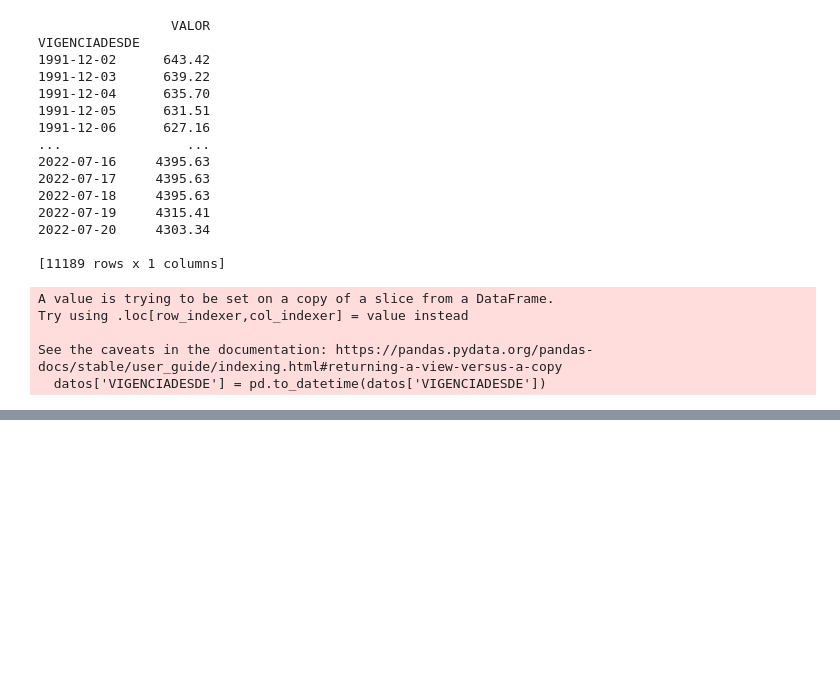
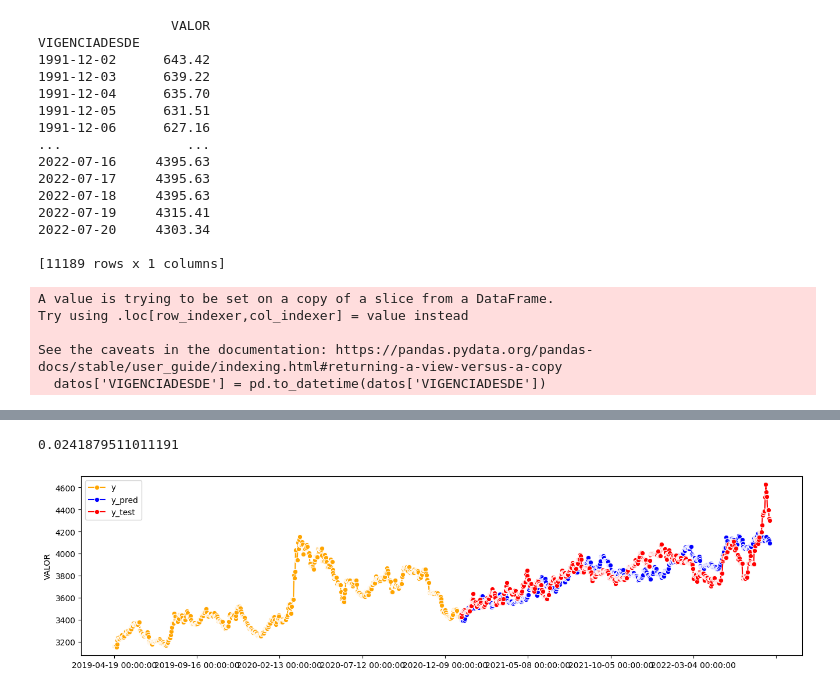
Before and after one commit to cabb1808/ProyectoSenales3, a Jupyter notebook: Proyecto_Final.ipynb, the cells around one changed output, grey strips where cells are left out. Cells and saved outputs as stored; diff of their text form; code cells hidden in the pictures; blank space fills up the shorter version.

```diff
--- a/Proyecto_Final.ipynb
+++ b/Proyecto_Final.ipynb
@@ -470,19 +253,27 @@ pip install sktime[all_extras]
 # %%
 from sktime.utils.plotting import plot_series
 from sktime.forecasting.base import ForecastingHorizon
 from sktime.forecasting.naive import NaiveForecaster
 from sktime.performance_metrics.forecasting import MeanAbsolutePercentageError , mean_absolute_percentage_error
 
+
+x = d.index
+X_train2, X_test2, y_train2, y_test2 = train_test_split(x, d['VALOR'], test_size=0.05,shuffle=False)
+
 fh = ForecastingHorizon( pd.DatetimeIndex(pd.date_range("2021-01-07", periods=560, freq="D")), is_relative=False )
 
+mn = np.mean(y_train2)
+X = pd.DataFrame(index=X_train2)
+forecaster1 = NaiveForecaster(strategy="last", sp=1000)
+forecaster2 = NaiveForecaster(strategy="mean", sp=1000)
 
+forecaster1.fit(y_train2, X=X, fh=fh)
+forecaster2.fit(y_train2, X=X, fh=fh)
 
-X = pd.DataFrame(index=X_train)
-forecaster = NaiveForecaster(strategy="last", sp=1000)
+y_pred_fore = forecaster1.predict(X=X)+mn/3
 
-forecaster.fit(y_train, X=X, fh=fh)
-y_pred = forecaster.predict(X=X)
-
-
-plot_series(y_train[10000:], y_pred,y_test ,labels=["y", "y_pred","y_test"])
-mean_absolute_percentage_error(y_test, y_pred, symmetric=False)
+plot_series(y_train[10000:], y_pred_fore,y_test ,labels=["y", "y_pred","y_test"],colors=['orange','blue','red'])
+mean_absolute_percentage_error(y_test, y_pred_fore, symmetric=False)
+# %% [output]
+0.0241879511011191
+[figure, added]
```
Also changed, not shown: parts of 23 cells of this notebook.
